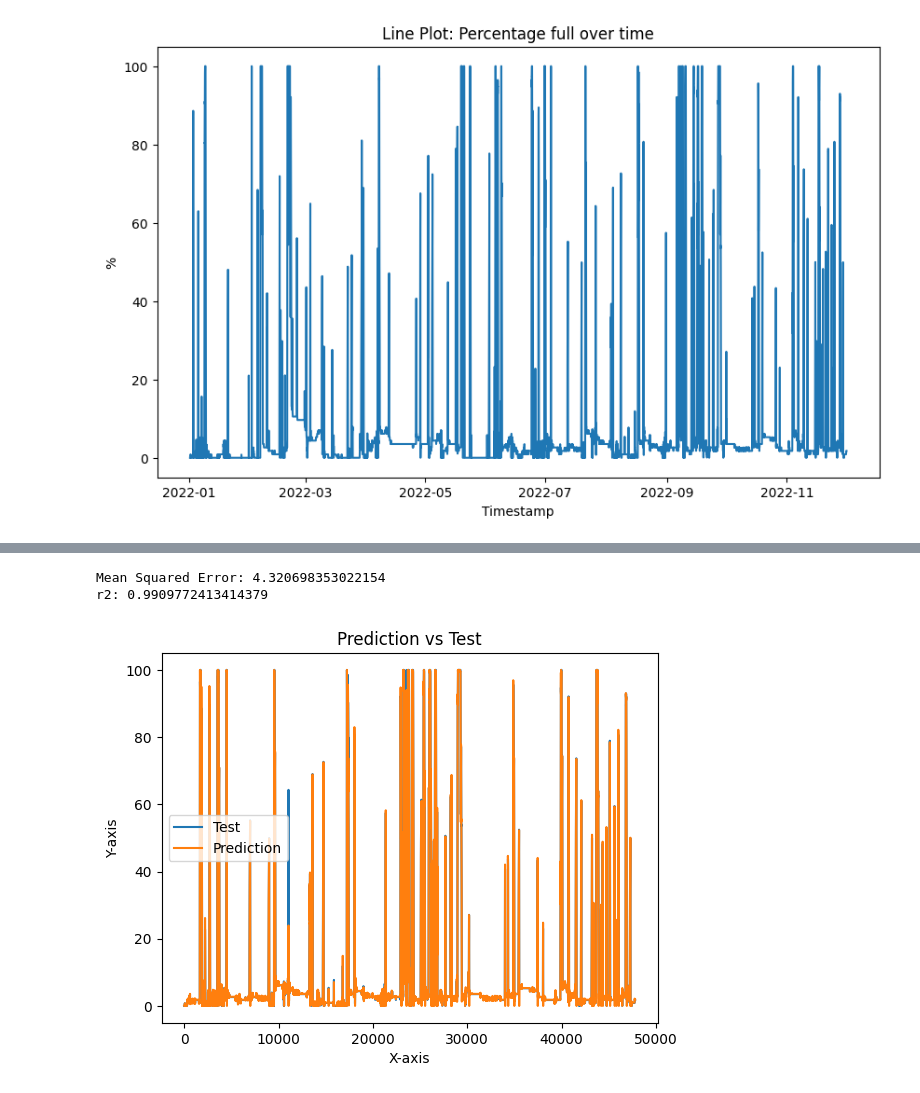
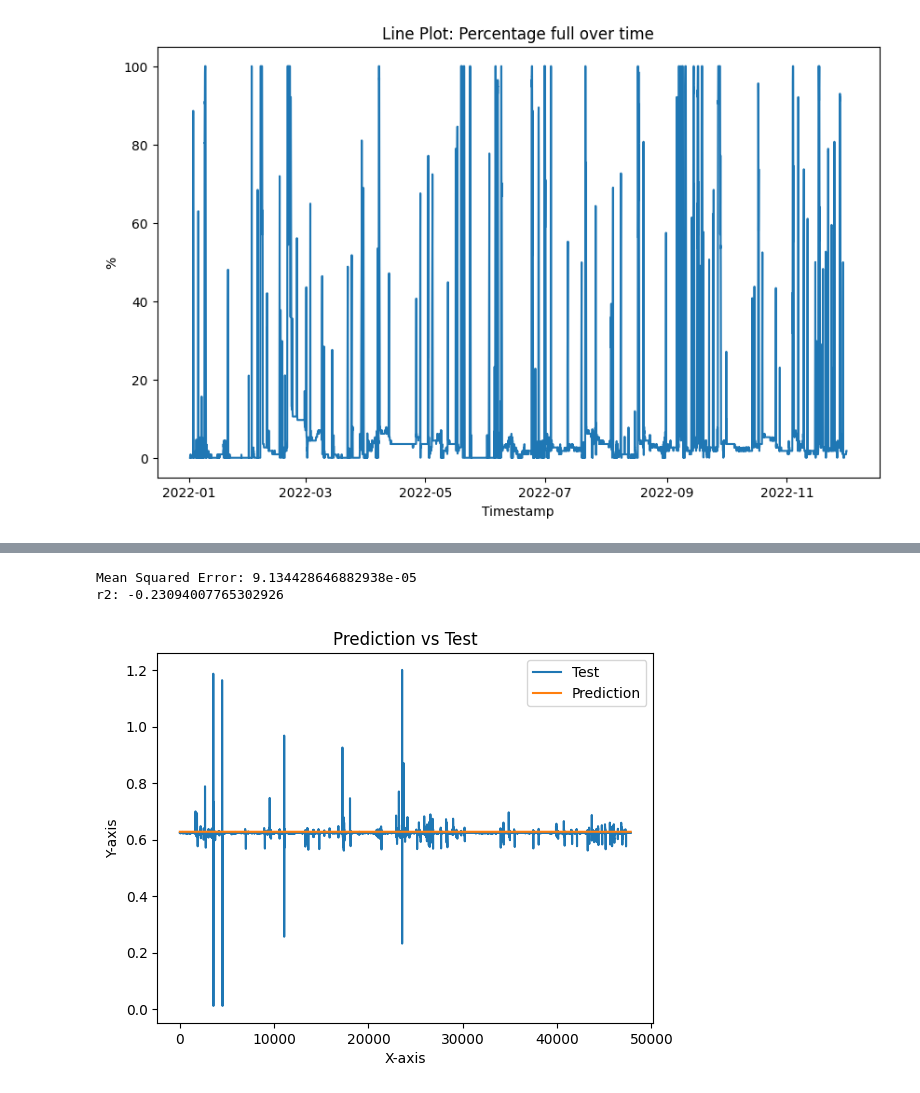
Before and after one commit to TeaDrinkingProgrammer/brabant-water-capstone, a Jupyter notebook: svm/svm.ipynb, the cells around one changed output, grey strips where cells are left out. Drawn from its saved outputs; the diff is of its cells as text; code cells hidden in the pictures.

```diff
--- a/svm/svm.ipynb
+++ b/svm/svm.ipynb
@@ -158,7 +198,7 @@ if train == True:
     model = svm.SVR(kernel= 'linear')
 
     # Assuming X_train_scaled, y_train are already defined
-    param_grid = {'C': [10, 50, 100], 'gamma': [0.001,0.01, 0.1, 1], 'epsilon': [0.1, 0.2, 0.5]}
+    param_grid = {'C': [0.01, 0.1, 1, 10, 50, 100], 'gamma': [0.001, 0.01, 0.1, 1, 10, 50, 100], 'epsilon': [0.1, 0.2, 0.5, 0.7, 0.9, 1]}
 
     # Define scoring using multiple metrics
     scoring = {'MSE': make_scorer(mean_squared_error, greater_is_better=False),
@@ -169,7 +209,7 @@ if train == True:
 
     grid_search = GridSearchCV(model, param_grid, cv=tscv, scoring=scoring,refit='R2', n_jobs=-1)
 
-    grid_search.fit(X_train_scaled, y_train)
+    grid_search.fit(X_train_scaled, y_train_scaled.ravel())
 
     # Save the model
     from joblib import dump
@@ -191,45 +231,44 @@ SVR(C=10, epsilon=0.5, gamma=0.001, kernel='linear')
 # %%
 def predict(X_test_scaled, model):
     # Make Predictions
-    return best_model.predict(X_test_scaled)
+    return scale_y(best_model.predict(X_test_scaled).reshape(-1, 1))
 
 def evaluate(y_test, predictions):
-    y_test_converted = y_test.to_numpy()
 
-    # Use np.clip to limit values between 0 and 100
-    predictions_clipped = np.clip(predictions, 0, 100)
+    # # Use np.clip to limit values between 0 and 100
+    # predictions_clipped = np.clip(predictions, 0, 100)
 
     # Evaluate the Model
-    mse = mean_squared_error(y_test_converted, predictions_clipped)
+    mse = mean_squared_error(y_test, predictions)
     print(f'Mean Squared Error: {mse.item()}')
 
-    r2 = r2_score(y_test_converted, predictions_clipped)
+    r2 = r2_score(y_test, predictions)
     print(f'r2: {r2.item()}')
 
     # Plotting
-    plt.plot(y_test_converted, label='Test')
-    plt.plot(predictions_clipped, label='Prediction')
+    plt.plot(y_test, label='Test')
+    plt.plot(predictions, label='Prediction')
 
     # Adding labels and title
     plt.xlabel('X-axis')
     plt.ylabel('Y-axis')
     plt.title('Prediction vs Test')
 
     # Adding legend
     plt.legend()
 
     # Display the plot
     plt.show()
 
 def predict_and_evaluate(X_test_scaled, y_test, model):
     predictions = predict(X_test_scaled, model)
     evaluate(y_test, predictions)
 
-predict_and_evaluate(X_test_scaled, y_test, best_model)
+predict_and_evaluate(X_test_scaled, y_test_scaled, best_model)
 # %% [output]
-Mean Squared Error: 4.320698353022154
-r2: 0.9909772413414379
+Mean Squared Error: 9.134428646882938e-05
+r2: -0.23094007765302926
-[figure, old version]
+[figure, new version]
 # %%
 from matplotlib import pyplot as plt
 from sklearn import svm
```
Also changed, not shown: parts of 7 cells of this notebook, 1 other file.
